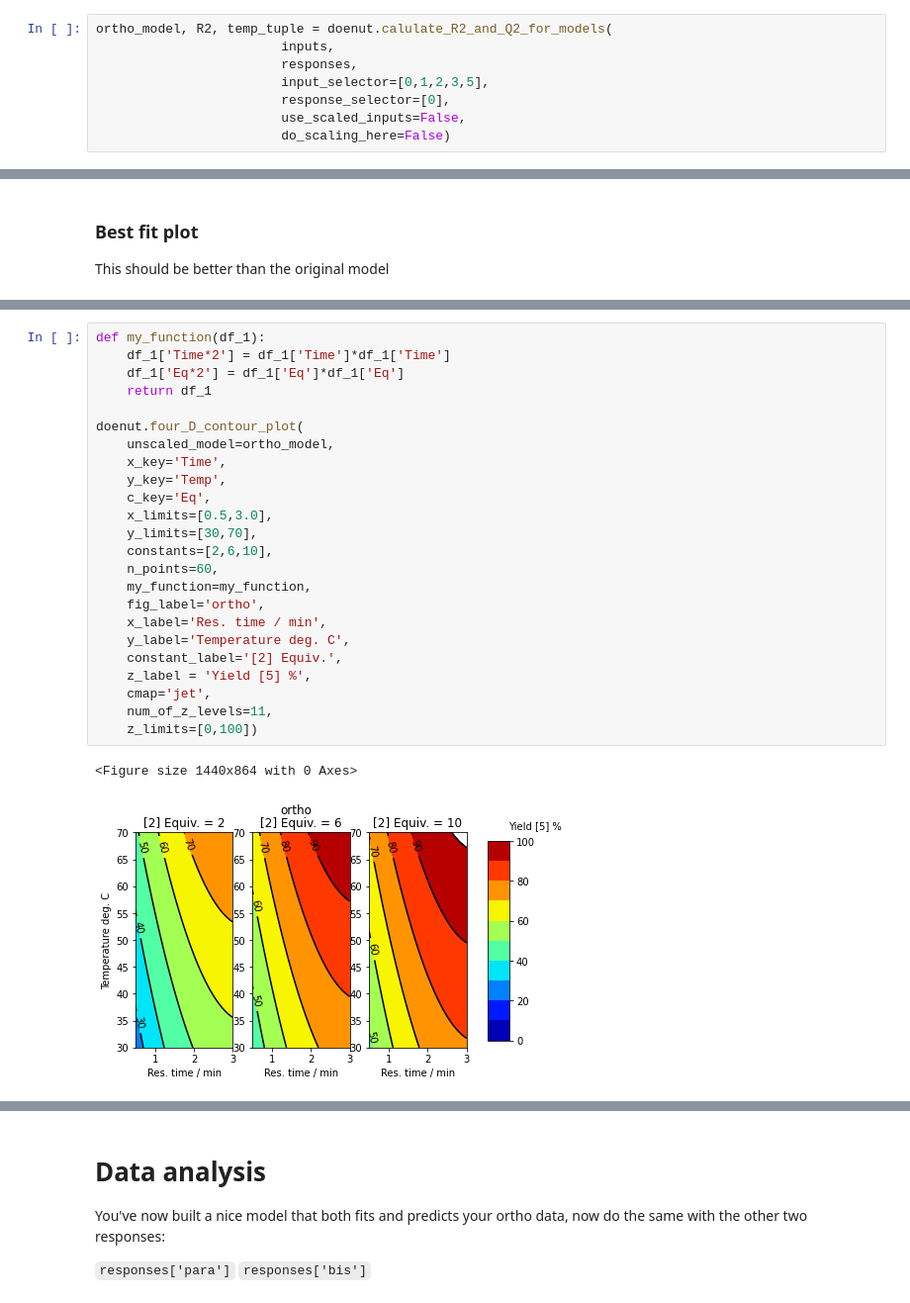
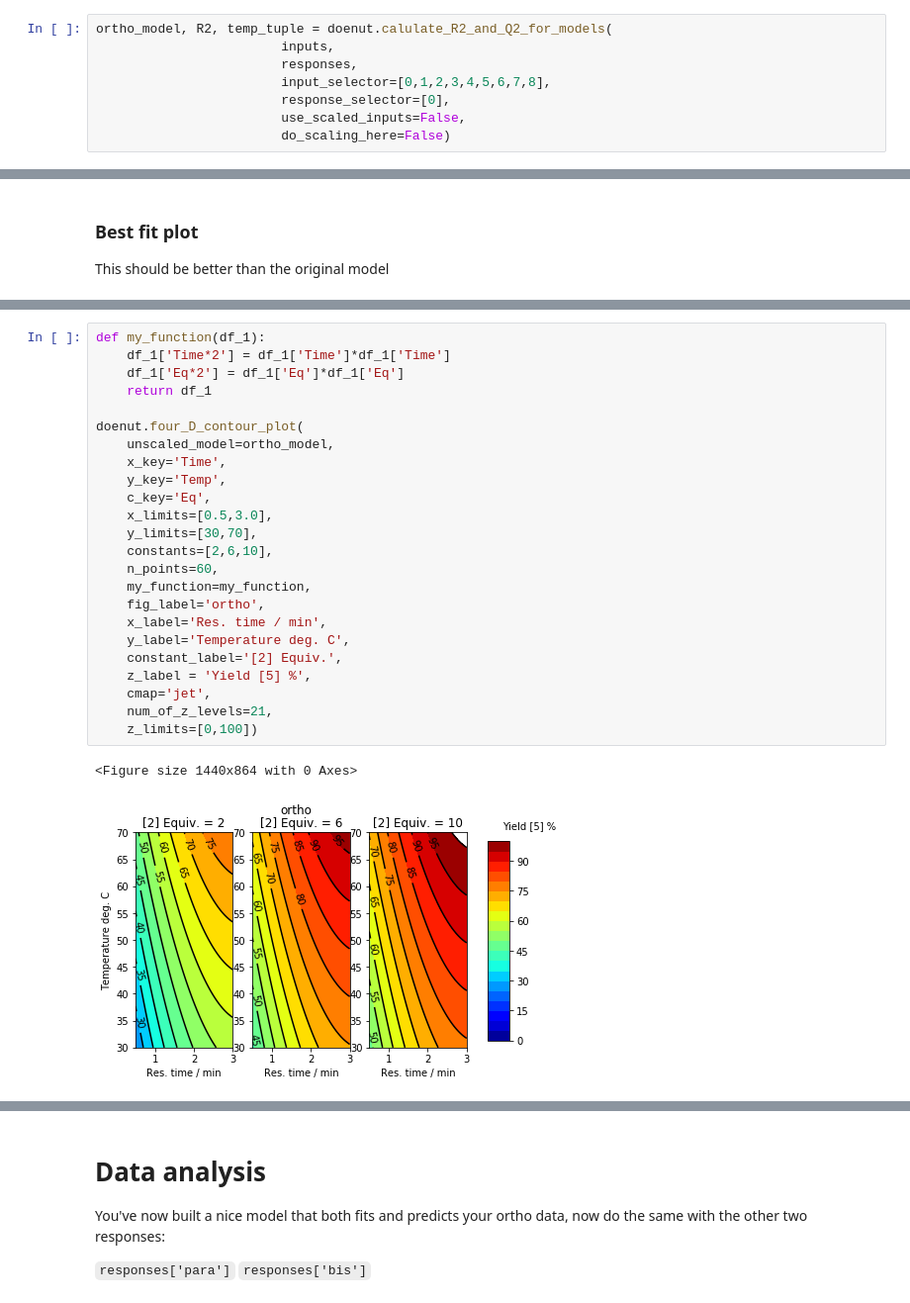
Before and after one commit to ellagale/doenut, a Jupyter notebook: Design of Experiments for Flow Chemistry (full version).ipynb, the cells around one changed output, grey strips where cells are left out. Shown at 99% size. Cells and saved outputs as stored; diff of their text form.

```diff
--- a/Design of Experiments for Flow Chemistry (full version).ipynb
+++ b/Design of Experiments for Flow Chemistry (full version).ipynb
@@ -501,7 +501,7 @@ We want something called a hierarchical model, so you cannot have higher order t
 ortho_model, R2, temp_tuple = doenut.calulate_R2_and_Q2_for_models(
                         inputs,
                         responses,
-                        input_selector=[0,1,2,3,5],
+                        input_selector=[0,1,2,3,4,5,6,7,8],
                         response_selector=[0],
                         use_scaled_inputs=False,
                         do_scaling_here=False)
@@ -539,30 +539,30 @@ doenut.plot_observed_vs_predicted(responses['ortho'],
 # %%
 def my_function(df_1):
     df_1['Time*2'] = df_1['Time']*df_1['Time']
     df_1['Eq*2'] = df_1['Eq']*df_1['Eq']
     return df_1
 
 doenut.four_D_contour_plot(
     unscaled_model=ortho_model,
     x_key='Time',
     y_key='Temp',
     c_key='Eq',
     x_limits=[0.5,3.0],
     y_limits=[30,70],
     constants=[2,6,10],
     n_points=60,
     my_function=my_function,
     fig_label='ortho',
     x_label='Res. time / min',
     y_label='Temperature deg. C',
     constant_label='[2] Equiv.',
     z_label = 'Yield [5] %',
     cmap='jet',
-    num_of_z_levels=11,
+    num_of_z_levels=21,
     z_limits=[0,100])
 # %% [output]
 <Figure size 1440x864 with 0 Axes>
-[figure, old version]
+[figure, new version]
 # %%
 def my_function(df_1):
     df_1['Time*2'] = df_1['Time']*df_1['Time']
```
Also changed, not shown: parts of 8 cells of this notebook, 1 other file.
